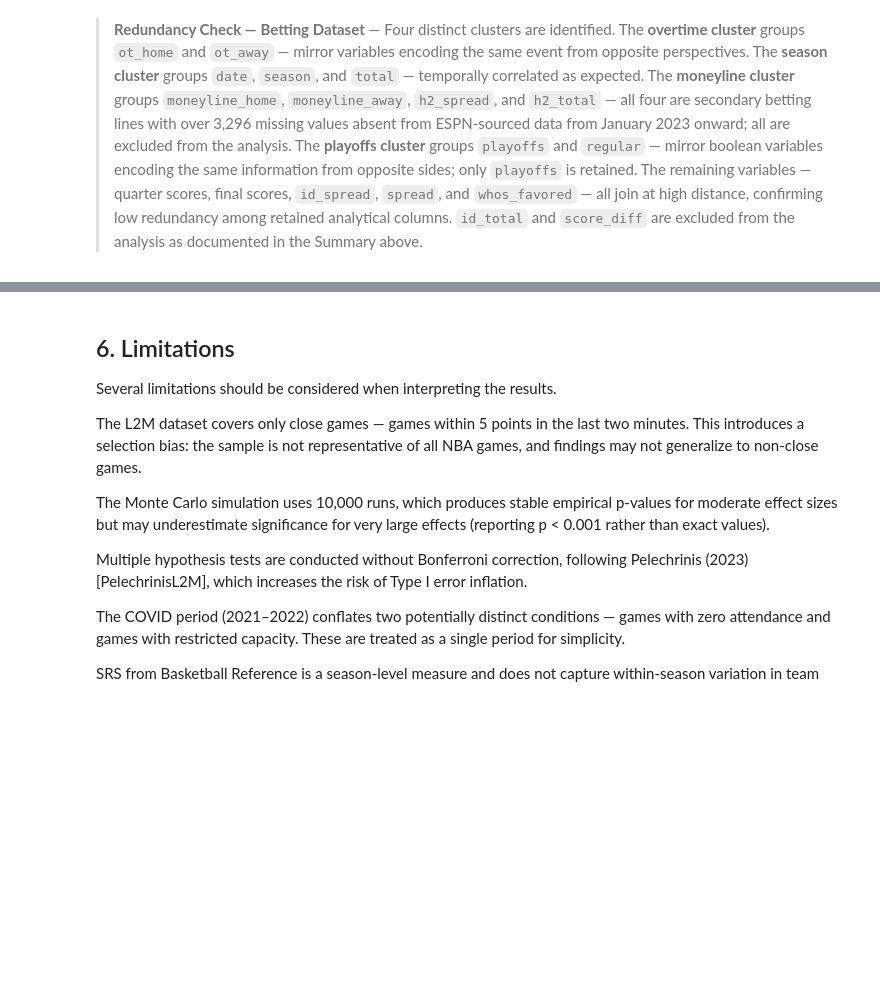
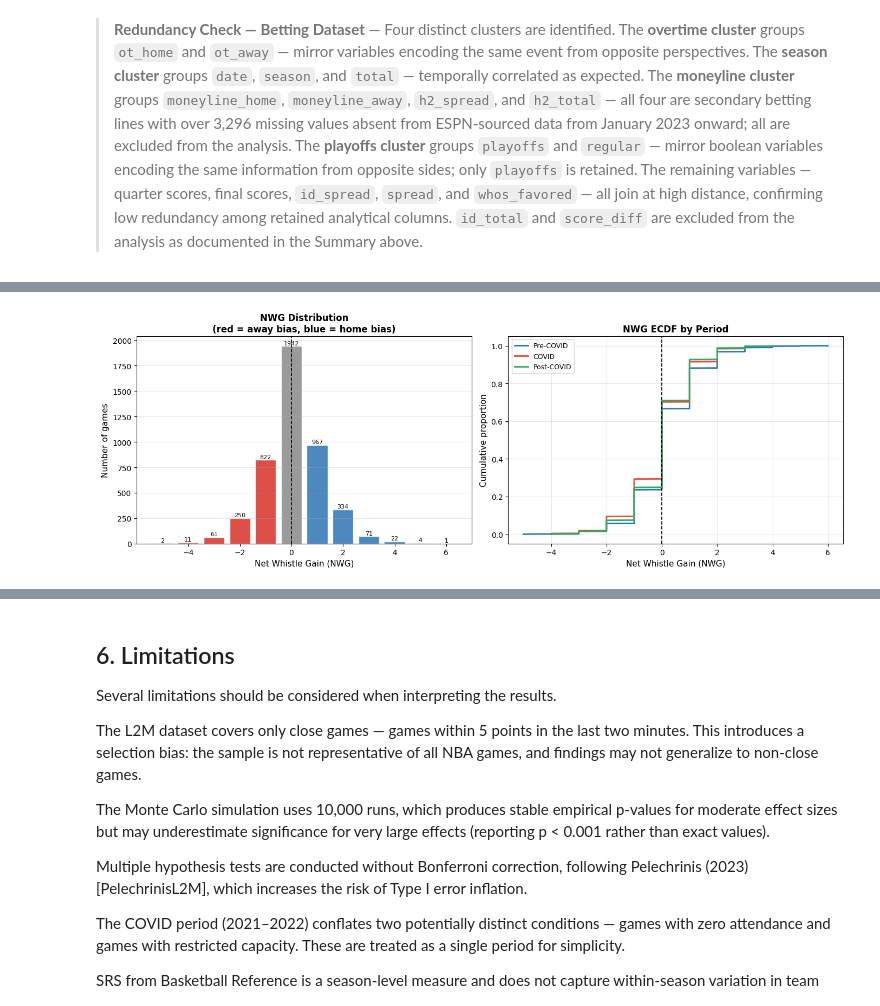
Before and after one commit to RoumenNikolov/decision-bias-study, a Jupyter notebook: bias_analysis.ipynb, the cells around one changed output, grey strips where cells are left out. Saved outputs shown, nothing was run; the diff lists cells and outputs as text; code cells hidden in the pictures; blank space fills up the shorter version.

```diff
--- a/bias_analysis.ipynb
+++ b/bias_analysis.ipynb
@@ -1824,0 +2196,16 @@ plot_redundancy(betting_data, title='Betting Dataset — Redundancy Check (IDA)'
+# %%
+master['nwg'] = master['beta'] - master['delta']
+master['ar'] = master['beta'] / (master['beta'] + master['delta']).replace(0, np.nan)
+master['nwg_direction'] = np.where(
+    master['nwg'] > 0, 'NWG > 0',
+    np.where(master['nwg'] < 0, 'NWG < 0', 'NWG = 0')
+)
+
+print("NWG distribution:")
+print(master['nwg'].describe().round(3))
+print(f"\nNWG > 0: {(master['nwg'] > 0).sum()} games")
+print(f"NWG = 0: {(master['nwg'] == 0).sum()} games")
+print(f"NWG < 0: {(master['nwg'] < 0).sum()} games")
+print(f"\nAR defined (≥1 error): {master['ar'].notna().sum()} games")
+print(f"AR = NaN  (0 errors):  {master['ar'].isna().sum()} games")
+print(f"\nSum NWG (should be ≈ 403): {master['nwg'].sum()}")
@@ -1824,0 +2242,35 @@ plot_redundancy(betting_data, title='Betting Dataset — Redundancy Check (IDA)'
+# %%
+fig, axes = plt.subplots(1, 2, figsize=(14, 5))
+
+# Left — NWG distribution bar chart
+nwg_counts = master['nwg'].value_counts().sort_index()
+colors = ['#d73027' if x < 0 else '#2E75B6' if x > 0 else '#888888'
+          for x in nwg_counts.index]
+axes[0].bar(nwg_counts.index, nwg_counts.values, color=colors,
+            alpha=0.85, edgecolor='white')
+axes[0].axvline(0, color='black', linestyle='--', lw=1.2)
+axes[0].set_xlabel('Net Whistle Gain (NWG)', fontsize=11)
+axes[0].set_ylabel('Number of games', fontsize=11)
+axes[0].set_title('NWG Distribution\n(red = away bias, blue = home bias)',
+                  fontsize=12, fontweight='bold')
+axes[0].grid(axis='y', alpha=0.3)
+for x, y in zip(nwg_counts.index, nwg_counts.values):
+    axes[0].text(x, y + 15, str(y), ha='center', fontsize=8)
+
+# Right — cumulative % by period
+for per, color in [('Pre-COVID','#2E75B6'),('COVID','#E84C3D'),('Post-COVID','#27AE60')]:
+    sub = master[master['period']==per]['nwg'].sort_values()
+    ecdf = np.arange(1, len(sub)+1) / len(sub)
+    axes[1].plot(sub, ecdf, color=color, lw=2, label=per)
+axes[1].axvline(0, color='black', linestyle='--', lw=1.2)
+axes[1].set_xlabel('Net Whistle Gain (NWG)', fontsize=11)
+axes[1].set_ylabel('Cumulative proportion', fontsize=11)
+axes[1].set_title('NWG ECDF by Period', fontsize=12, fontweight='bold')
+axes[1].legend(fontsize=9)
+axes[1].grid(alpha=0.3)
+
+plt.tight_layout()
+plt.savefig('images/nwg_distribution.png', dpi=150, bbox_inches='tight')
+plt.show()
+# %% [output]
+[figure, added]
```
Also changed, not shown: parts of 69 cells of this notebook, 5 other files.
